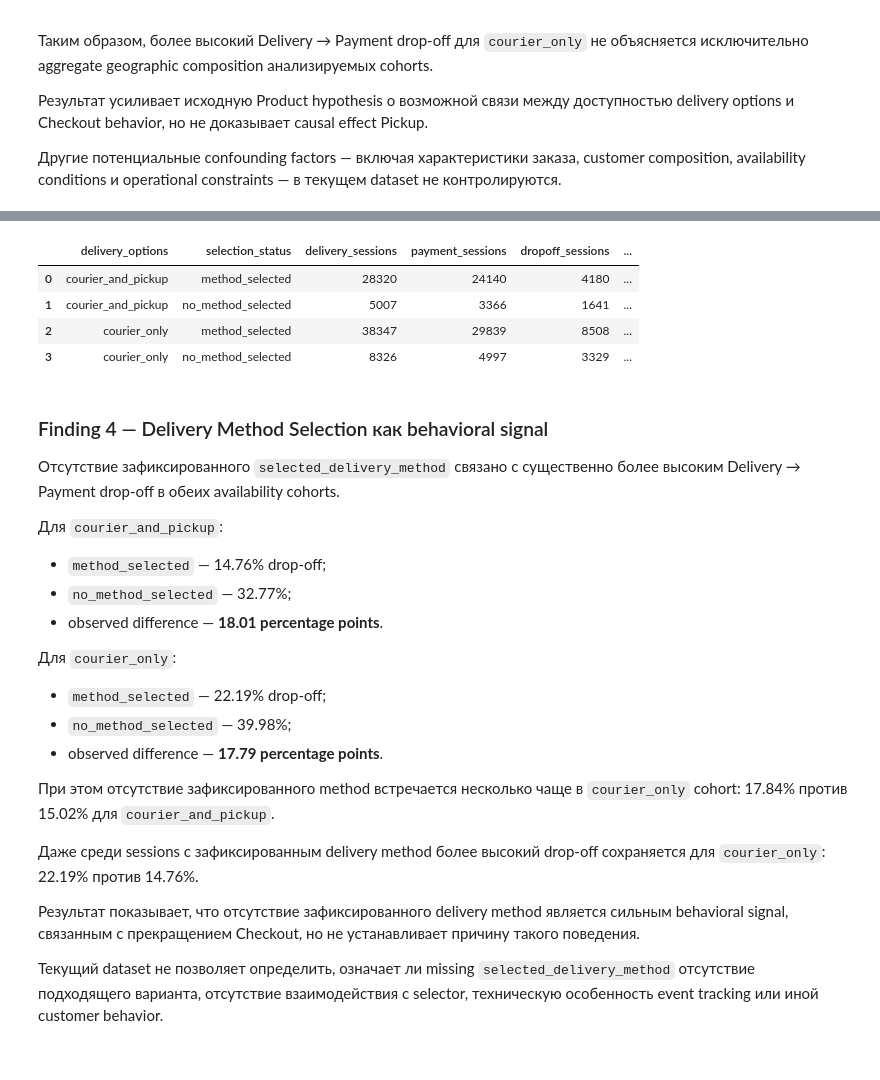
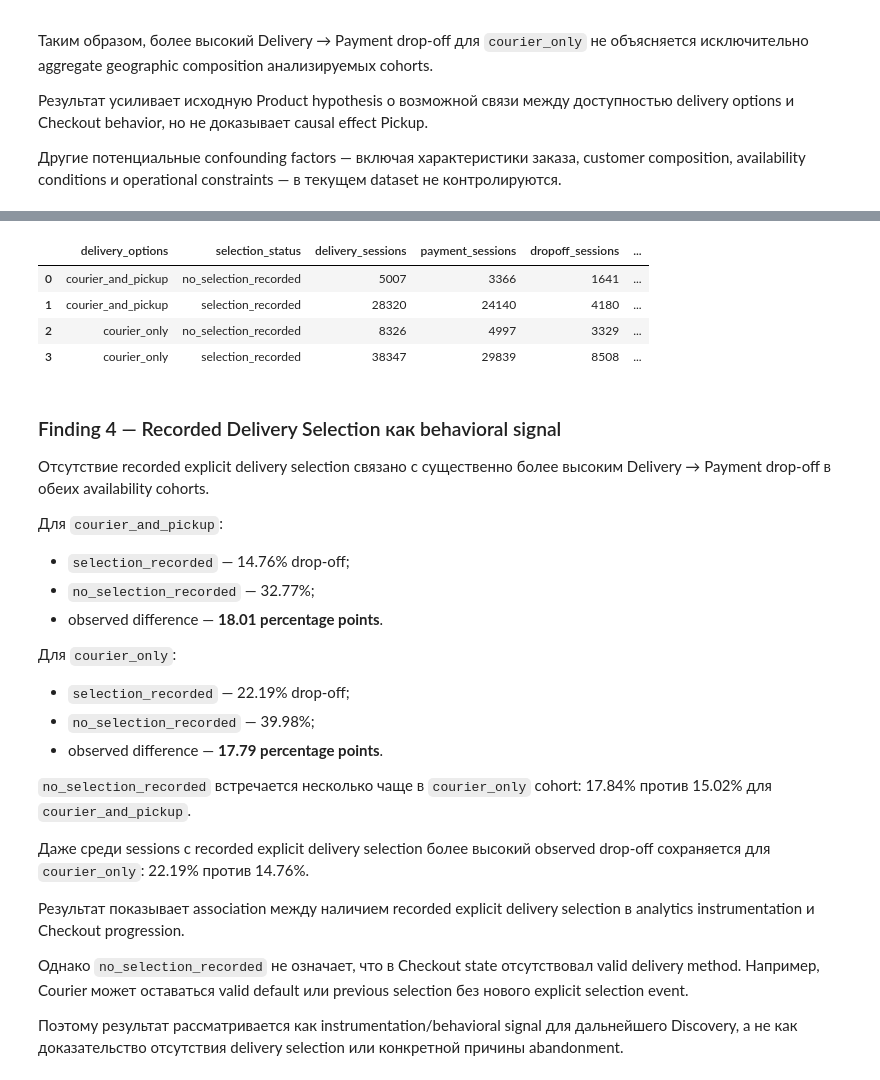
Before and after one commit to rspgroup1124-jpg/business-system-analysis-portfolio, a Jupyter notebook: case-01-omnichannel-delivery/analysis/checkout-delivery/checkout_delivery_analysis.ipynb, the cells around one changed output, grey strips where cells are left out. Saved outputs shown, nothing was run; the diff lists cells and outputs as text; code cells hidden in the pictures.

Commit message:
feat(case-01): finalize checkout delivery discovery analysis

```diff
--- a/case-01-omnichannel-delivery/analysis/checkout-delivery/checkout_delivery_analysis.ipynb
+++ b/case-01-omnichannel-delivery/analysis/checkout-delivery/checkout_delivery_analysis.ipynb
@@ -883,67 +859,77 @@ selection_by_options
 # %%
-selection_payment_metrics = (
+selection_metrics = (
     df.assign(
         selection_status=df["selected_delivery_method"]
         .notna()
         .map(
             {
-                True: "method_selected",
-                False: "no_method_selected",
+                True: "selection_recorded",
+                False: "no_selection_recorded",
             }
         )
     )
     .groupby(
         ["delivery_options", "selection_status"],
         as_index=False,
     )
     .agg(
         delivery_sessions=("checkout_session_id", "count"),
         payment_sessions=("payment_step_reached", "sum"),
     )
 )
 
-selection_payment_metrics["dropoff_sessions"] = (
-    selection_payment_metrics["delivery_sessions"]
-    - selection_payment_metrics["payment_sessions"]
+selection_metrics["dropoff_sessions"] = (
+    selection_metrics["delivery_sessions"]
+    - selection_metrics["payment_sessions"]
 )
 
-selection_payment_metrics["dropoff_rate_pct"] = (
-    selection_payment_metrics["dropoff_sessions"]
-    / selection_payment_metrics["delivery_sessions"]
+selection_metrics["share_within_options_pct"] = (
+    selection_metrics["delivery_sessions"]
+    / selection_metrics.groupby("delivery_options")[
+        "delivery_sessions"
+    ].transform("sum")
     * 100
 ).round(2)
 
-selection_payment_metrics
+selection_metrics["dropoff_rate_pct"] = (
+    selection_metrics["dropoff_sessions"]
+    / selection_metrics["delivery_sessions"]
+    * 100
+).round(2)
+
+selection_metrics
 # %% [output]
 |  | delivery_options | selection_status | delivery_sessions | payment_sessions | dropoff_sessions | ... |
-| 0 | courier_and_pickup | method_selected | 28320 | 24140 | 4180 | ... |
-| 1 | courier_and_pickup | no_method_selected | 5007 | 3366 | 1641 | ... |
-| 2 | courier_only | method_selected | 38347 | 29839 | 8508 | ... |
-| 3 | courier_only | no_method_selected | 8326 | 4997 | 3329 | ... |
+| 0 | courier_and_pickup | no_selection_recorded | 5007 | 3366 | 1641 | ... |
+| 1 | courier_and_pickup | selection_recorded | 28320 | 24140 | 4180 | ... |
+| 2 | courier_only | no_selection_recorded | 8326 | 4997 | 3329 | ... |
+| 3 | courier_only | selection_recorded | 38347 | 29839 | 8508 | ... |
 # %% [markdown]
-### Finding 4 — Delivery Method Selection как behavioral signal
+### Finding 4 — Recorded Delivery Selection как behavioral signal
 
-Отсутствие зафиксированного `selected_delivery_method` связано с существенно более высоким Delivery → Payment drop-off в обеих availability cohorts.
+Отсутствие recorded explicit delivery selection связано с существенно более высоким Delivery → Payment drop-off в обеих availability cohorts.
 
 Для `courier_and_pickup`:
 
-- `method_selected` — 14.76% drop-off;
-- `no_method_selected` — 32.77%;
+- `selection_recorded` — 14.76% drop-off;
+- `no_selection_recorded` — 32.77%;
 - observed difference — **18.01 percentage points**.
 
 Для `courier_only`:
 
-- `method_selected` — 22.19% drop-off;
-- `no_method_selected` — 39.98%;
+- `selection_recorded` — 22.19% drop-off;
+- `no_selection_recorded` — 39.98%;
 - observed difference — **17.79 percentage points**.
 
-При этом отсутствие зафиксированного method встречается несколько чаще в `courier_only` cohort: 17.84% против 15.02% для `courier_and_pickup`.
+`no_selection_recorded` встречается несколько чаще в `courier_only` cohort: 17.84% против 15.02% для `courier_and_pickup`.
 
-Даже среди sessions с зафиксированным delivery method более высокий drop-off сохраняется для `courier_only`: 22.19% против 14.76%.
+Даже среди sessions с recorded explicit delivery selection более высокий observed drop-off сохраняется для `courier_only`: 22.19% против 14.76%.
 
-Результат показывает, что отсутствие зафиксированного delivery method является сильным behavioral signal, связанным с прекращением Checkout, но не устанавливает причину такого поведения.
+Результат показывает association между наличием recorded explicit delivery selection в analytics instrumentation и Checkout progression.
 
-Текущий dataset не позволяет определить, означает ли missing `selected_delivery_method` отсутствие подходящего варианта, отсутствие взаимодействия с selector, техническую особенность event tracking или иной customer behavior.
+Однако `no_selection_recorded` не означает, что в Checkout state отсутствовал valid delivery method. Например, Courier может оставаться valid default или previous selection без нового explicit selection event.
+
+Поэтому результат рассматривается как instrumentation/behavioral signal для дальнейшего Discovery, а не как доказательство отсутствия delivery selection или конкретной причины abandonment.
 # %% [markdown]
 ### Interpretation и аналитическое ограничение
 
```
Also changed, not shown: parts of 12 cells of this notebook, 2 other files.
